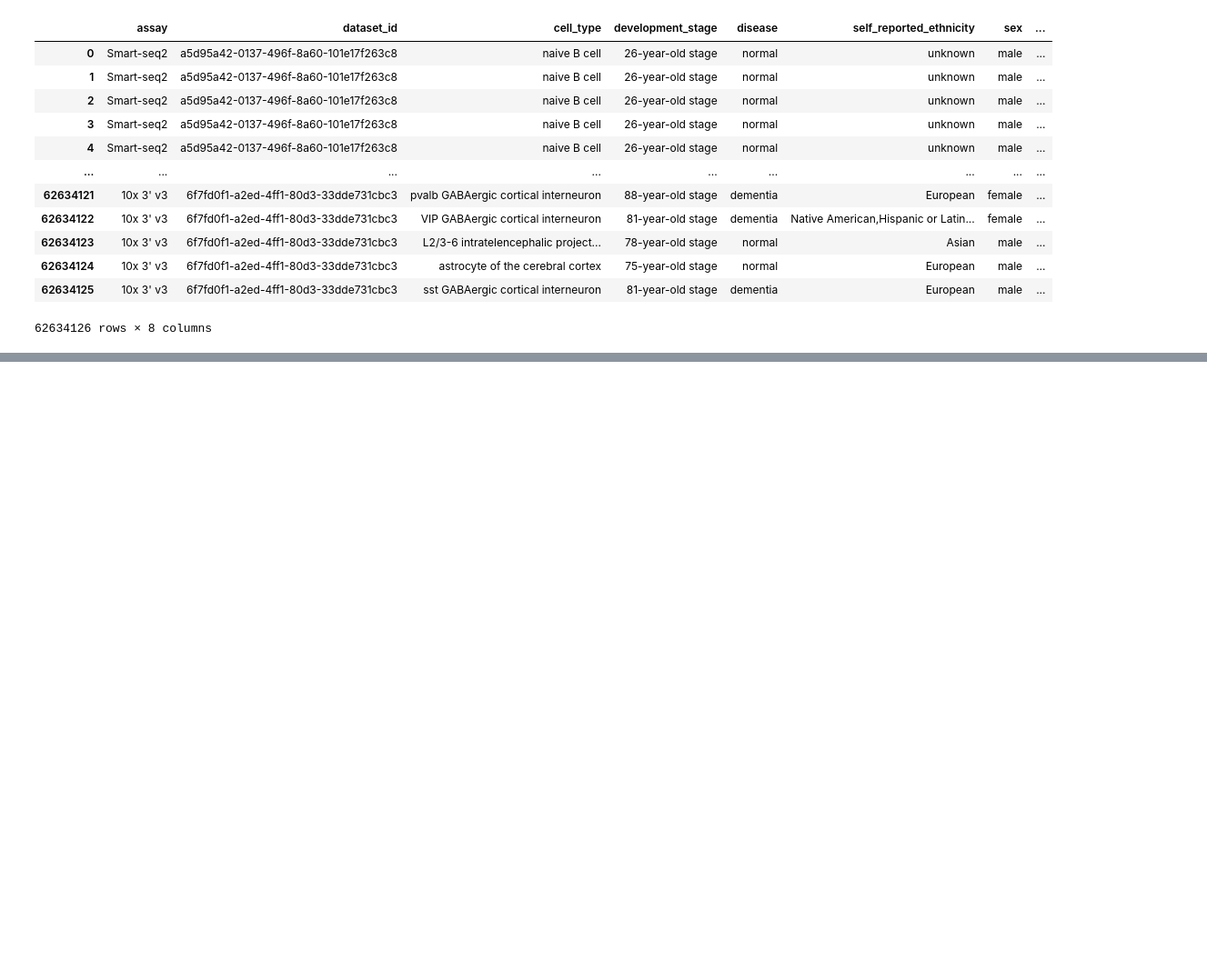
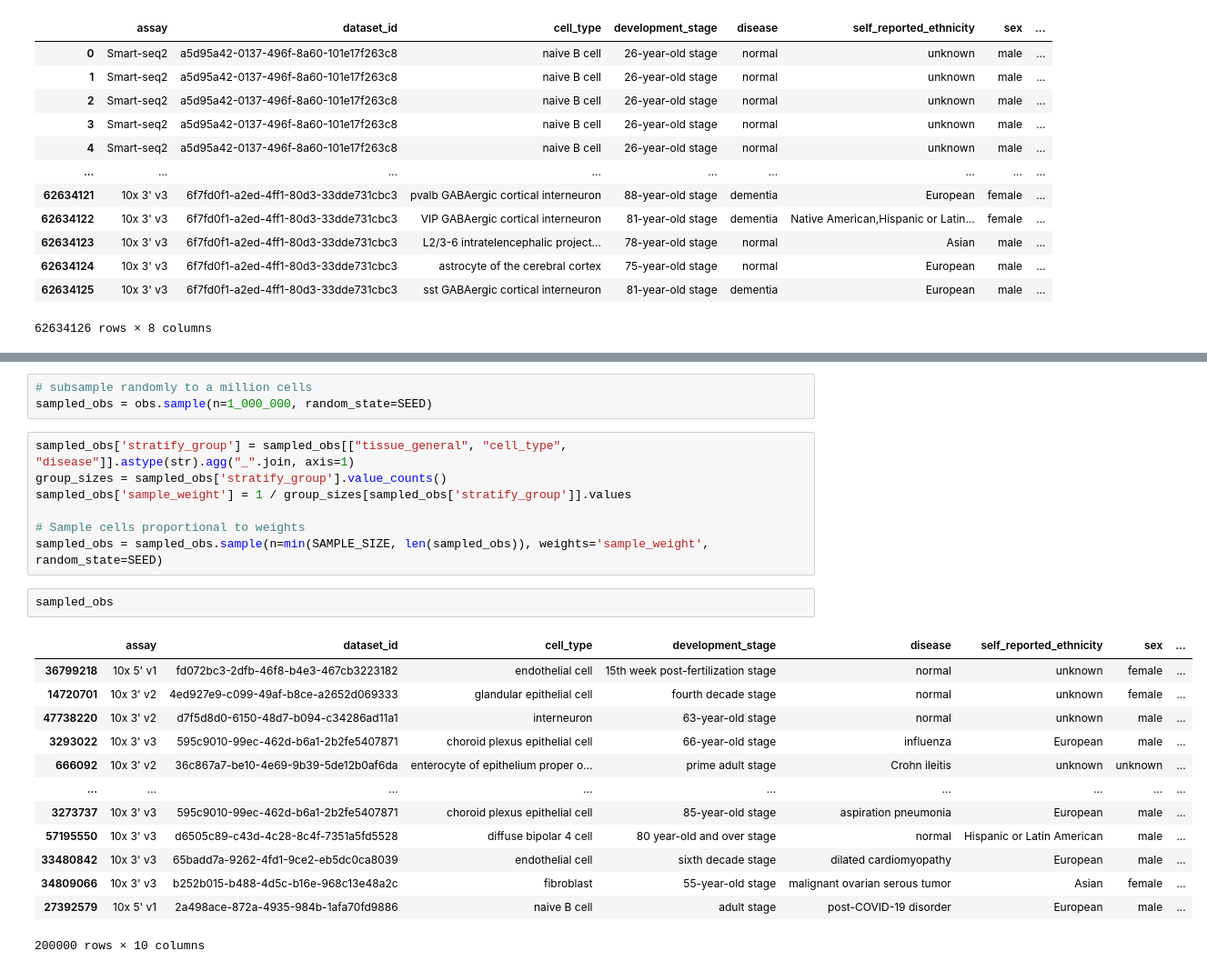
Before and after one commit to ranaabarghout/AstroBio, a Jupyter notebook: notebooks/0.1-ahmed-stratify-data.ipynb, the cells around one changed output, grey strips where cells are left out. Shown at 91% size. Drawn from its saved outputs; the diff is of its cells as text; blank space fills up the shorter version.

Commit message:
sample subset

```diff
--- a/notebooks/0.1-ahmed-stratify-data.ipynb
+++ b/notebooks/0.1-ahmed-stratify-data.ipynb
@@ -98 +101,27 @@ for field in METADATA_FIELDS:
 [figure]
+# %%
+# subsample randomly to a million cells
+sampled_obs = obs.sample(n=1_000_000, random_state=SEED)
+# %%
+sampled_obs['stratify_group'] = sampled_obs[["tissue_general", "cell_type", "disease"]].astype(str).agg("_".join, axis=1)
+group_sizes = sampled_obs['stratify_group'].value_counts()
+sampled_obs['sample_weight'] = 1 / group_sizes[sampled_obs['stratify_group']].values
+
+# Sample cells proportional to weights
+sampled_obs = sampled_obs.sample(n=min(SAMPLE_SIZE, len(sampled_obs)), weights='sample_weight', random_state=SEED)
+# %%
+sampled_obs
+# %% [output]
+|  | assay | dataset_id | cell_type | development_stage | disease | self_reported_ethnicity | sex | ... |
+| 36799218 | 10x 5' v1 | fd072bc3-2dfb-46f8-b4e3-467cb3223182 | endothelial cell | 15th week post-fertilization stage | normal | unknown | female | ... |
+| 14720701 | 10x 3' v2 | 4ed927e9-c099-49af-b8ce-a2652d069333 | glandular epithelial cell | fourth decade stage | normal | unknown | female | ... |
+| 47738220 | 10x 3' v2 | d7f5d8d0-6150-48d7-b094-c34286ad11a1 | interneuron | 63-year-old stage | normal | unknown | male | ... |
+| 3293022 | 10x 3' v3 | 595c9010-99ec-462d-b6a1-2b2fe5407871 | choroid plexus epithelial cell | 66-year-old stage | influenza | European | male | ... |
+| 666092 | 10x 3' v2 | 36c867a7-be10-4e69-9b39-5de12b0af6da | enterocyte of epithelium proper o... | prime adult stage | Crohn ileitis | unknown | unknown | ... |
+| ... | ... | ... | ... | ... | ... | ... | ... | ... |
+| 3273737 | 10x 3' v3 | 595c9010-99ec-462d-b6a1-2b2fe5407871 | choroid plexus epithelial cell | 85-year-old stage | aspiration pneumonia | European | male | ... |
+| 57195550 | 10x 3' v3 | d6505c89-c43d-4c28-8c4f-7351a5fd5528 | diffuse bipolar 4 cell | 80 year-old and over stage | normal | Hispanic or Latin American | male | ... |
+| 33480842 | 10x 3' v3 | 65badd7a-9262-4fd1-9ce2-eb5dc0ca8039 | endothelial cell | sixth decade stage | dilated cardiomyopathy | European | male | ... |
+| 34809066 | 10x 3' v3 | b252b015-b488-4d5c-b16e-968c13e48a2c | fibroblast | 55-year-old stage | malignant ovarian serous tumor | Asian | female | ... |
+| 27392579 | 10x 5' v1 | 2a498ace-872a-4935-984b-1afa70fd9886 | naive B cell | adult stage | post-COVID-19 disorder | European | male | ... |
+200000 rows × 10 columns
```
Also changed, not shown: parts of 3 cells of this notebook.
